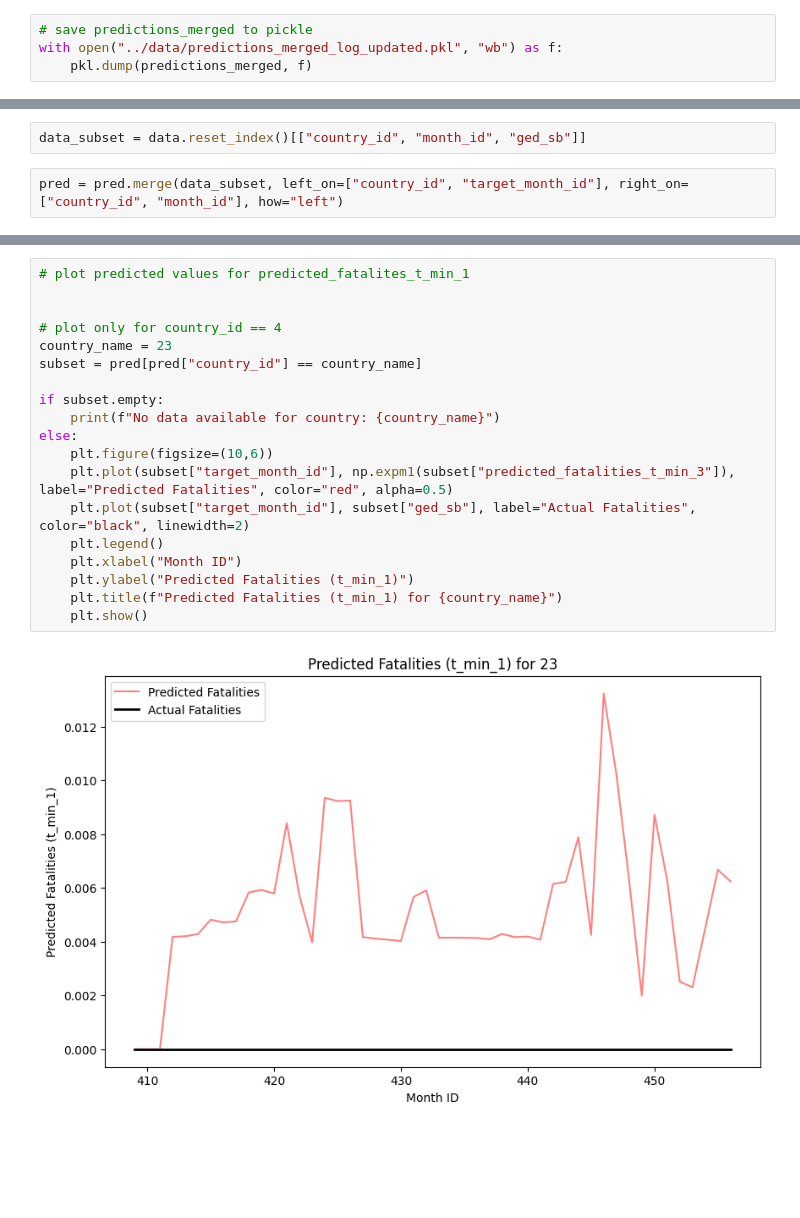
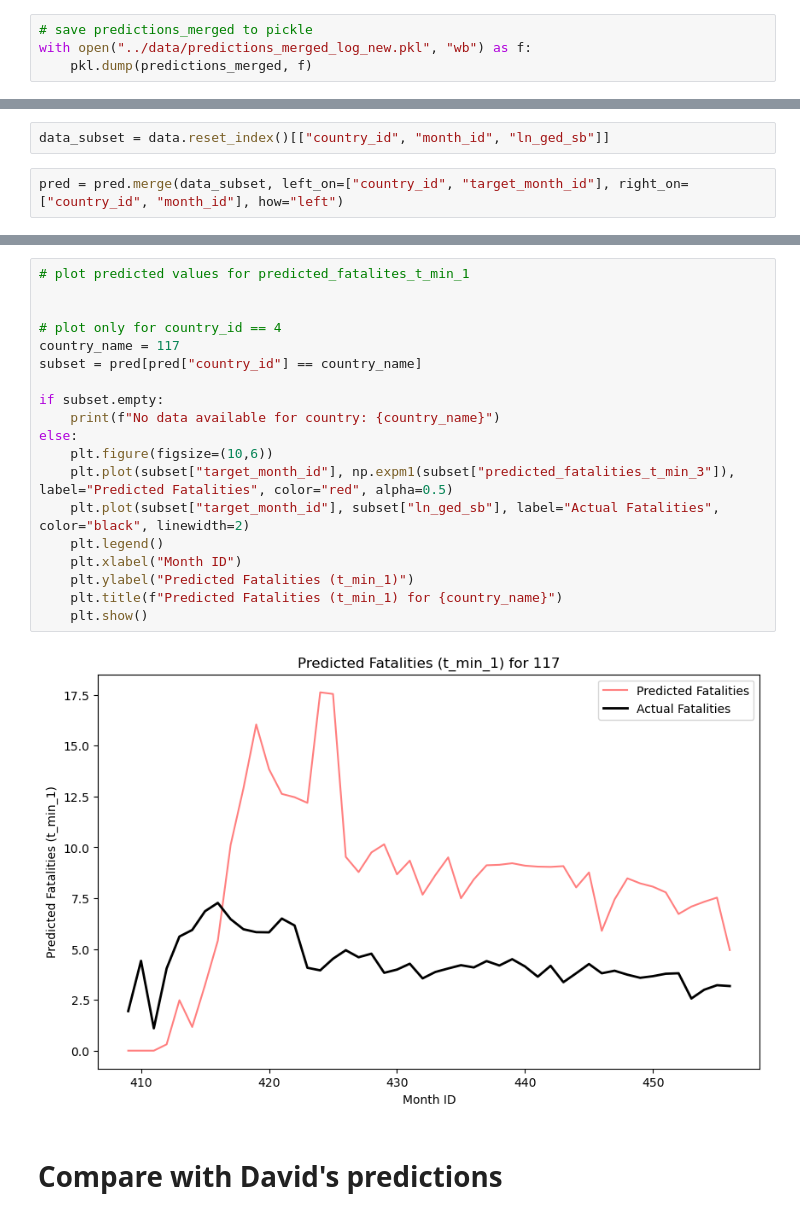
Before and after one commit to lboekestein/views-markov, a Jupyter notebook: sandbox/notebooks/sandbox.ipynb, the cells around one changed output, grey strips where cells are left out. Drawn from its saved outputs; the diff is of its cells as text; blank space fills up the shorter version.

Commit message:
retrain old pipeline version, rewritten version and compare with Python version

```diff
--- a/sandbox/notebooks/sandbox.ipynb
+++ b/sandbox/notebooks/sandbox.ipynb
@@ -147,7 +192,7 @@ predictions_merged = predictions_direct.merge(
 Save this to pickle to avoid having to re-run the above steps:
 # %%
 # save predictions_merged to pickle
-with open("../data/predictions_merged_log_updated.pkl", "wb") as f:
+with open("../data/predictions_merged_log_new.pkl", "wb") as f:
     pkl.dump(predictions_merged, f)
 # %% [markdown]
 And reopen if necessary:
@@ -262,7 +298,7 @@ pg_to_country_id = pd.read_csv("/Users/views/Documents/VIEWS/Repos/fatalities_re
 # %%
 pred = predictions_direct.copy().reset_index()
 # %%
-data_subset = data.reset_index()[["country_id", "month_id", "ged_sb"]]
+data_subset = data.reset_index()[["country_id", "month_id", "ln_ged_sb"]]
 # %%
 pred = pred.merge(data_subset, left_on=["country_id", "target_month_id"], right_on=["country_id", "month_id"], how="left")
 # %%
@@ -278,21 +314,23 @@ pred.head()
 # %%
 # plot predicted values for predicted_fatalites_t_min_1
 
 
 # plot only for country_id == 4
-country_name = 23
+country_name = 117
 subset = pred[pred["country_id"] == country_name]
 
 if subset.empty:
     print(f"No data available for country: {country_name}")
 else:
     plt.figure(figsize=(10,6))
     plt.plot(subset["target_month_id"], np.expm1(subset["predicted_fatalities_t_min_3"]), label="Predicted Fatalities", color="red", alpha=0.5)
-    plt.plot(subset["target_month_id"], subset["ged_sb"], label="Actual Fatalities", color="black", linewidth=2)
+    plt.plot(subset["target_month_id"], subset["ln_ged_sb"], label="Actual Fatalities", color="black", linewidth=2)
     plt.legend()
     plt.xlabel("Month ID")
     plt.ylabel("Predicted Fatalities (t_min_1)")
     plt.title(f"Predicted Fatalities (t_min_1) for {country_name}")
     plt.show()
 # %% [output]
-[figure, old version]
+[figure, new version]
+# %% [markdown]
+# Compare with David's predictions
```
Also changed, not shown: parts of 30 cells of this notebook, 14 other files.
